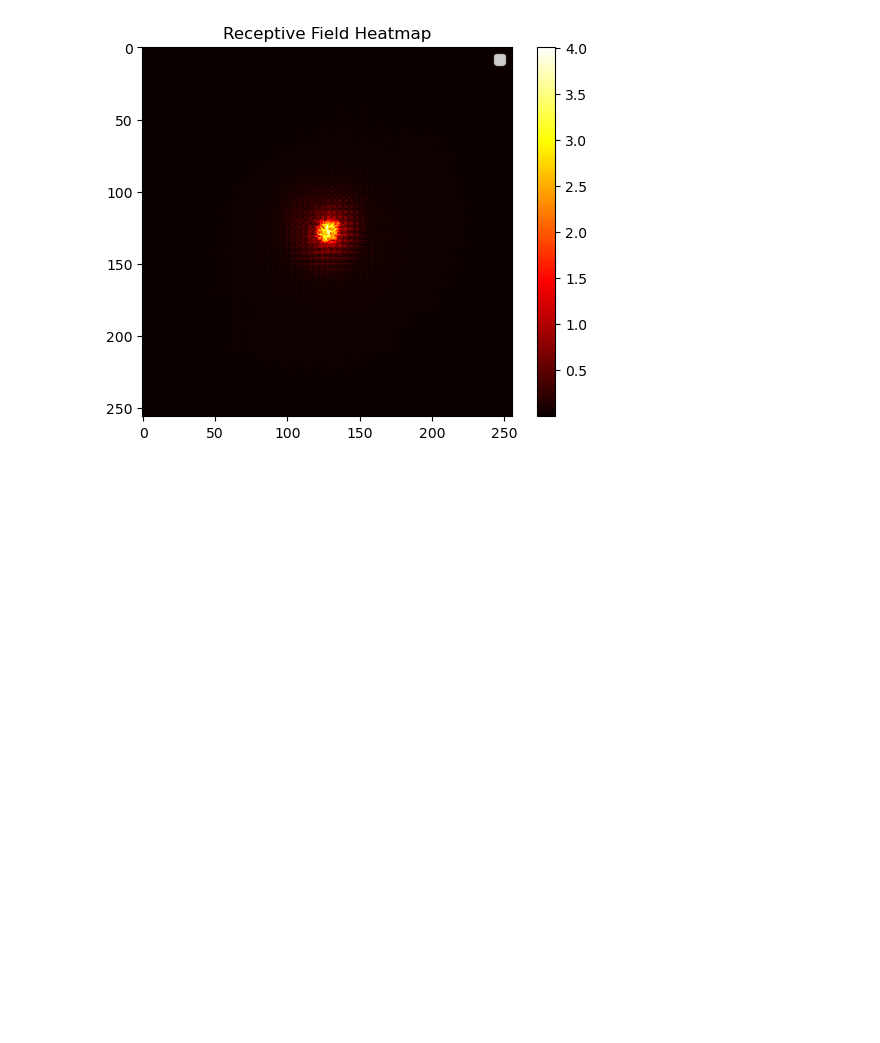
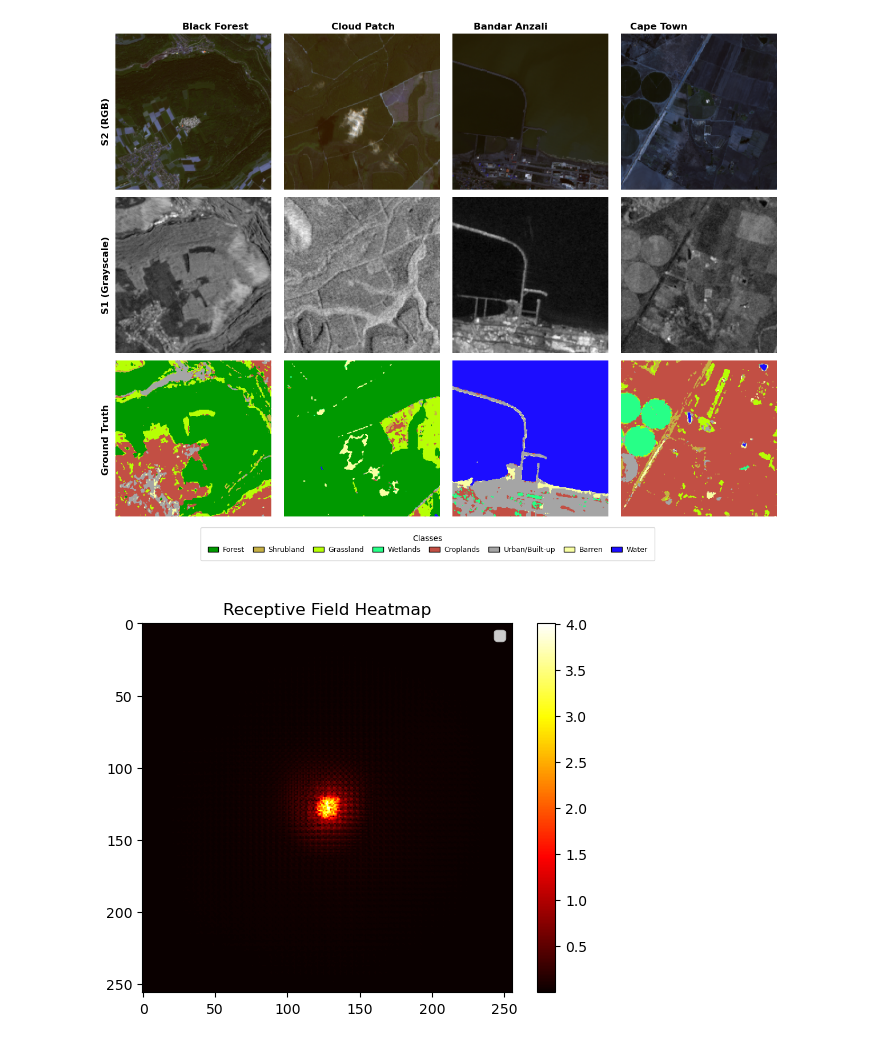
Before and after one commit to hpfref/The-Role-of-Spatial-Context-in-Deep-Learning-based-Semantic-Segmentation-of-Remote-Sensing-Imagery, a Jupyter notebook: dfc20/visualize.ipynb, the cells around one changed output. Drawn from its saved outputs; the diff is of its cells as text; code cells hidden in the pictures; blank space fills up the shorter version.

```diff
--- a/dfc20/visualize.ipynb
+++ b/dfc20/visualize.ipynb
@@ -164,0 +322,7 @@ ROIs0000_winter_dfc_KippaRing_p126.tif
+# %%
+patch_indices = [309, 504, 35, 114]  # or any list of patch indices
+roi_names = ["Black Forest", "Cloud Patch", "Bandar Anzali", "Cape Town"]
+roi_positions = [0.14, 0.35, 0.56, 0.77]
+visualize_s2_s1_grid(patch_indices, ds_s2=ds_s2, ds_s1=ds_s1, show_s2=True, show_gt=True, roi_names=roi_names, roi_positions=roi_positions)
+# %% [output]
+[figure, added]
```
Also changed, not shown: parts of 6 cells of this notebook, 57 other files.
